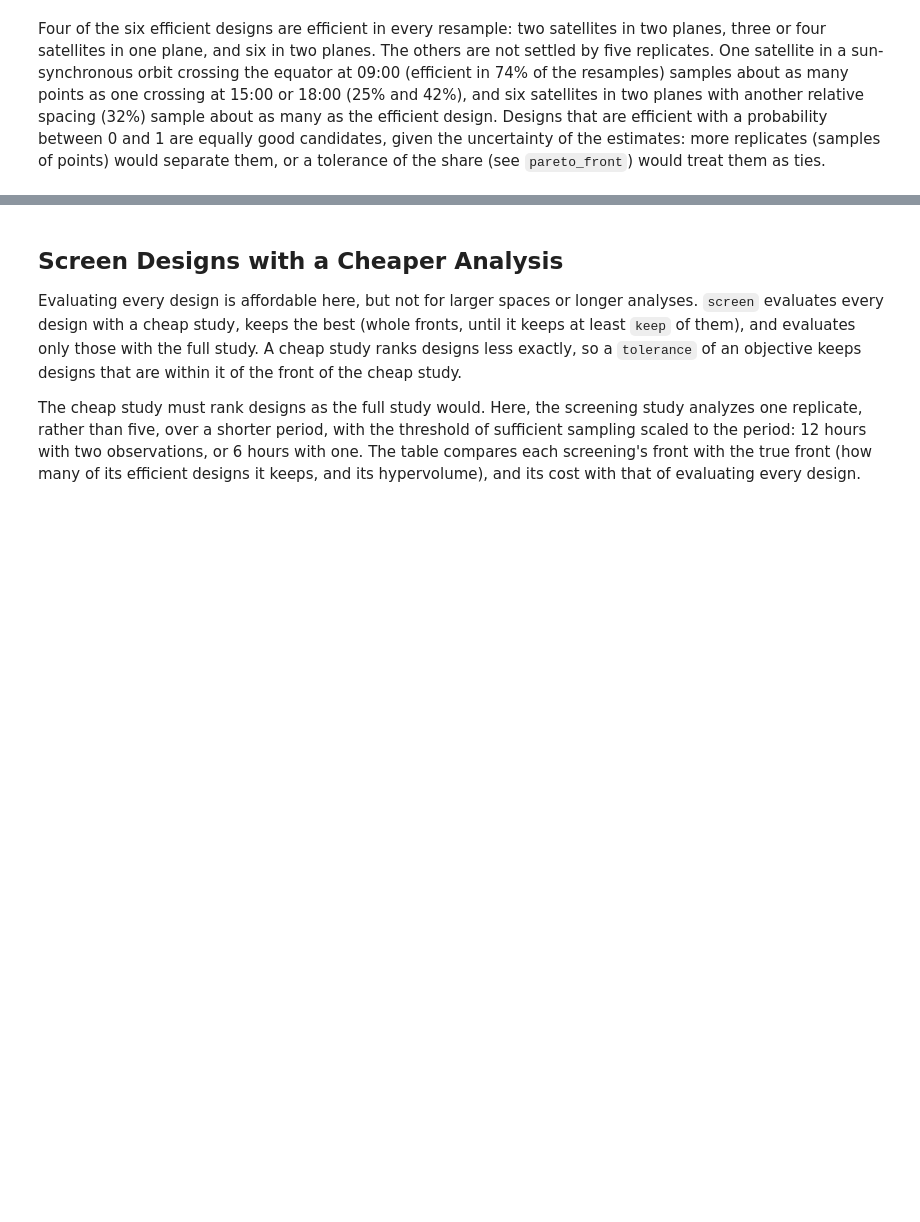
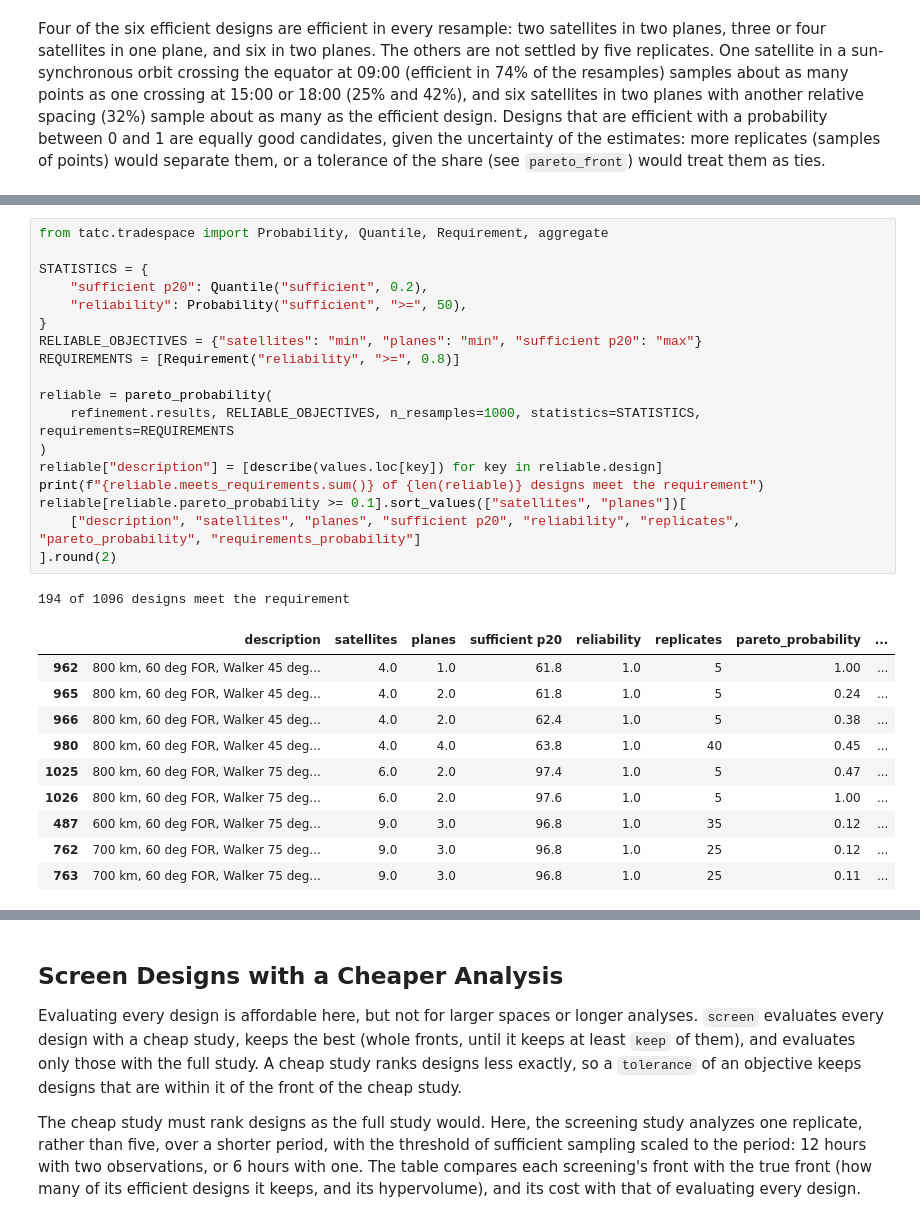
Before and after one commit to code-lab-org/tatc, a Jupyter notebook: docs/examples/SearchTradeSpace.ipynb, the cells around one changed output, grey strips where cells are left out. Drawn from its saved outputs; the diff is of its cells as text; blank space fills up the shorter version.

```diff
--- a/docs/examples/SearchTradeSpace.ipynb
+++ b/docs/examples/SearchTradeSpace.ipynb
@@ -277,0 +297,30 @@ Four of the six efficient designs are efficient in every resample: two satellite
+# %%
+from tatc.tradespace import Probability, Quantile, Requirement, aggregate
+
+STATISTICS = {
+    "sufficient p20": Quantile("sufficient", 0.2),
+    "reliability": Probability("sufficient", ">=", 50),
+}
+RELIABLE_OBJECTIVES = {"satellites": "min", "planes": "min", "sufficient p20": "max"}
+REQUIREMENTS = [Requirement("reliability", ">=", 0.8)]
+
+reliable = pareto_probability(
+    refinement.results, RELIABLE_OBJECTIVES, n_resamples=1000, statistics=STATISTICS, requirements=REQUIREMENTS
+)
+reliable["description"] = [describe(values.loc[key]) for key in reliable.design]
+print(f"{reliable.meets_requirements.sum()} of {len(reliable)} designs meet the requirement")
+reliable[reliable.pareto_probability >= 0.1].sort_values(["satellites", "planes"])[
+    ["description", "satellites", "planes", "sufficient p20", "reliability", "replicates", "pareto_probability", "requirements_probability"]
+].round(2)
+# %% [output]
+194 of 1096 designs meet the requirement
+|  | description | satellites | planes | sufficient p20 | reliability | replicates | pareto_probability | ... |
+| 962 | 800 km, 60 deg FOR, Walker 45 deg... | 4.0 | 1.0 | 61.8 | 1.0 | 5 | 1.00 | ... |
+| 965 | 800 km, 60 deg FOR, Walker 45 deg... | 4.0 | 2.0 | 61.8 | 1.0 | 5 | 0.24 | ... |
+| 966 | 800 km, 60 deg FOR, Walker 45 deg... | 4.0 | 2.0 | 62.4 | 1.0 | 5 | 0.38 | ... |
+| 980 | 800 km, 60 deg FOR, Walker 45 deg... | 4.0 | 4.0 | 63.8 | 1.0 | 40 | 0.45 | ... |
+| 1025 | 800 km, 60 deg FOR, Walker 75 deg... | 6.0 | 2.0 | 97.4 | 1.0 | 5 | 0.47 | ... |
+| 1026 | 800 km, 60 deg FOR, Walker 75 deg... | 6.0 | 2.0 | 97.6 | 1.0 | 5 | 1.00 | ... |
+| 487 | 600 km, 60 deg FOR, Walker 75 deg... | 9.0 | 3.0 | 96.8 | 1.0 | 35 | 0.12 | ... |
+| 762 | 700 km, 60 deg FOR, Walker 75 deg... | 9.0 | 3.0 | 96.8 | 1.0 | 25 | 0.12 | ... |
+| 763 | 700 km, 60 deg FOR, Walker 75 deg... | 9.0 | 3.0 | 96.8 | 1.0 | 25 | 0.11 | ... |
```
Also changed, not shown: parts of 12 cells of this notebook, 14 other files.
